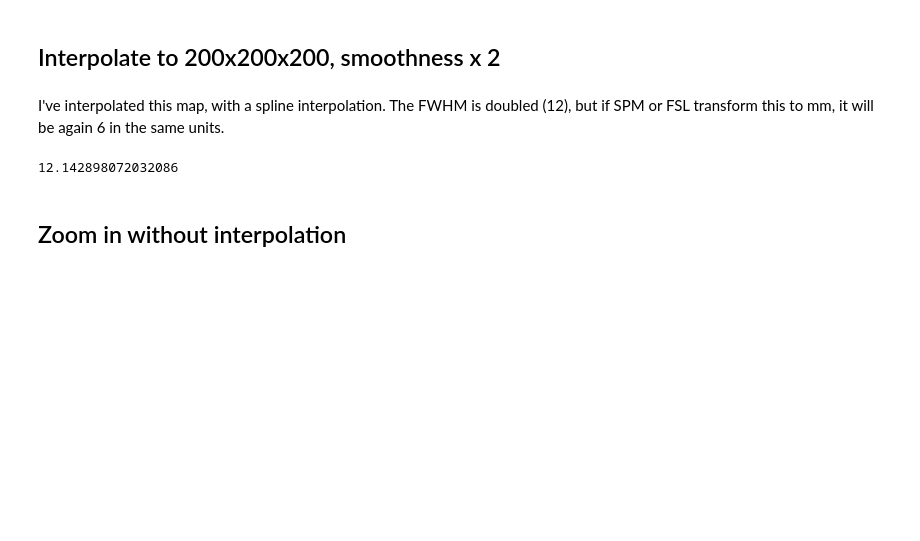
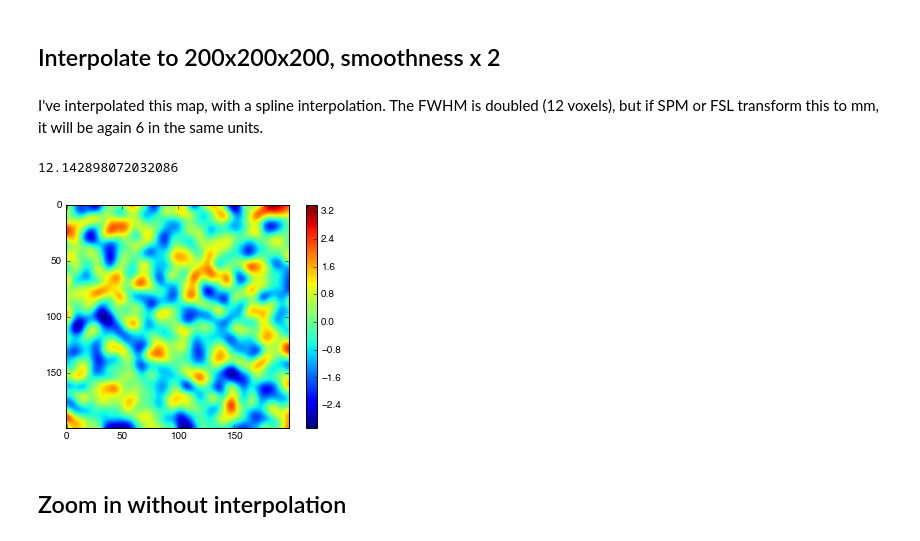
Before and after one commit to jokedurnez/RandomNotes, a Jupyter notebook: InterpolationAndSmoothness.ipynb, the cells around one changed output. Drawn from its saved outputs; the diff is of its cells as text; code cells hidden in the pictures; blank space fills up the shorter version.

Commit message:
small exercise on interpolation and smoothness

```diff
--- a/InterpolationAndSmoothness.ipynb
+++ b/InterpolationAndSmoothness.ipynb
@@ -51,7 +51,7 @@ fwhm
 # %% [markdown]
 ## Interpolate to 200x200x200, smoothness x 2
 # %% [markdown]
-I've interpolated this map, with a spline interpolation.  The FWHM is doubled (12), but if SPM or FSL transform this to mm, it will be again 6 in the same units.
+I've interpolated this map, with a spline interpolation.  The FWHM is doubled (12 voxels), but if SPM or FSL transform this to mm, it will be again 6 in the same units.
 # %%
 zoomed = scipy.ndimage.interpolation.zoom(data, [2,2,2], output=None, order=3, mode='constant', cval=0.0, prefilter=True)
 
@@ -68,6 +68,13 @@ fwhm = float(smooth.split("\n")[2].split(" ")[1])**(1/3.)
 fwhm
 # %% [output]
 12.142898072032086
+# %%
+plt.figure(figsize=(6,4))
+plt.imshow(zoomed[:,:,100])
+plt.colorbar()
+plt.show()
+# %% [output]
+[figure, added]
 # %% [markdown]
 ## Zoom in without interpolation
 # %% [markdown]
```
Also changed, not shown: parts of 2 cells of this notebook.
